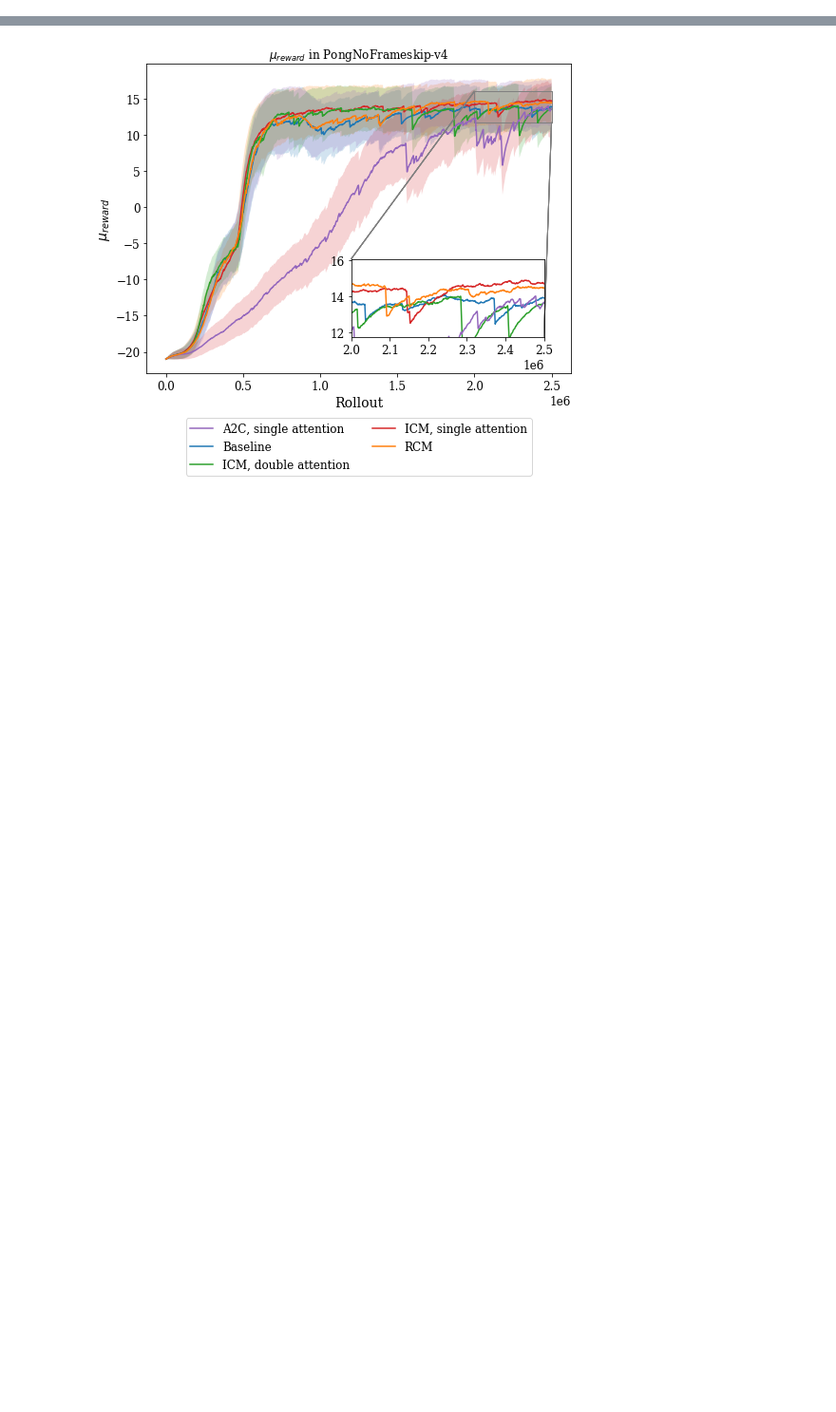
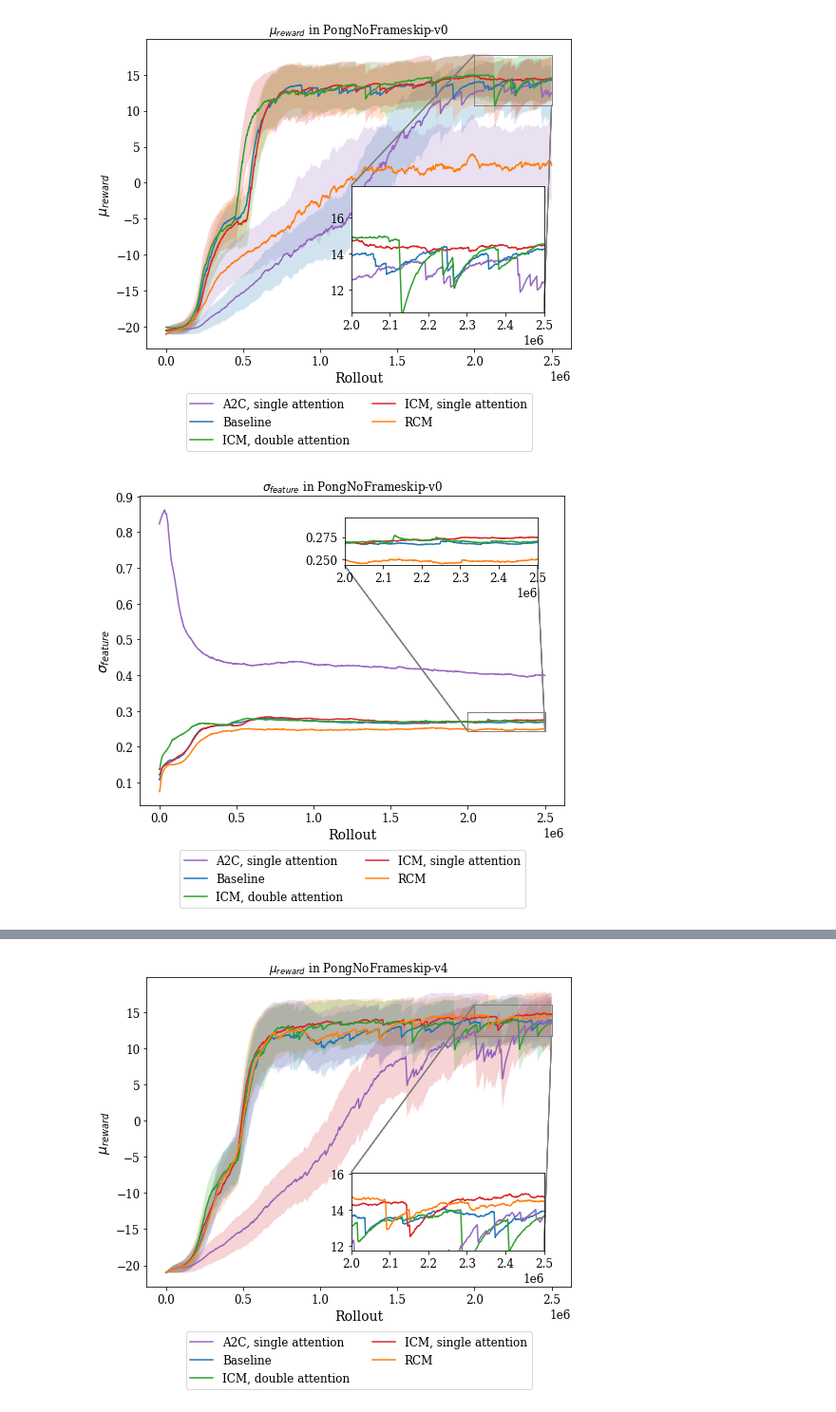
Before and after one commit to rpatrik96/AttA2C, a Jupyter notebook: jupyter/analysis.ipynb, the cells around one changed output, grey strips where cells are left out. Shown at 95% size. Saved outputs shown, nothing was run; the diff lists cells and outputs as text; code cells hidden in the pictures; blank space fills up the shorter version.

```diff
--- a/jupyter/analysis.ipynb
+++ b/jupyter/analysis.ipynb
@@ -16,7 +19,7 @@ from utils import plot_typography
 plot_typography(False, 12, 14, 16)
 # %%
 __file__ = "analysis.ipynb"
-log_dir = join(dirname(dirname(abspath(__file__))), "log_new")
+log_dir = join(dirname(dirname(abspath(__file__))), "log_good_results")
 envs =  ["PongNoFrameskip-v0", "PongNoFrameskip-v4",
          "BreakoutNoFrameskip-v0", "BreakoutNoFrameskip-v4",
          "SeaquestNoFrameskip-v0", "SeaquestNoFrameskip-v4"]
@@ -38,5 +41,8 @@ def figure_factory(log_dir, env, variant, rew_scale=5, feat_scale=1, decimate=10
     el.plot_rewards(save=save, y_inset_std_scale=rew_scale, loc=loc_rwd, zoom=zoom_rwd)
     el.plot_feat_std(save=save, y_inset_std_scale=feat_scale, loc=loc_feat, zoom=zoom_feat)
 # %%
-figure_factory(log_dir, "Pong", 0, .75, 1, 100, save=True, loc_rwd=4, loc_feat=1)
+figure_factory(log_dir, "Pong", 0, .75, .5, 100, save=True, loc_rwd=4, loc_feat=1)
+# %% [output]
+[figure, added]
+[figure, added]
 # %%
```
Also changed, not shown: parts of 3 cells of this notebook, 2 other files.
